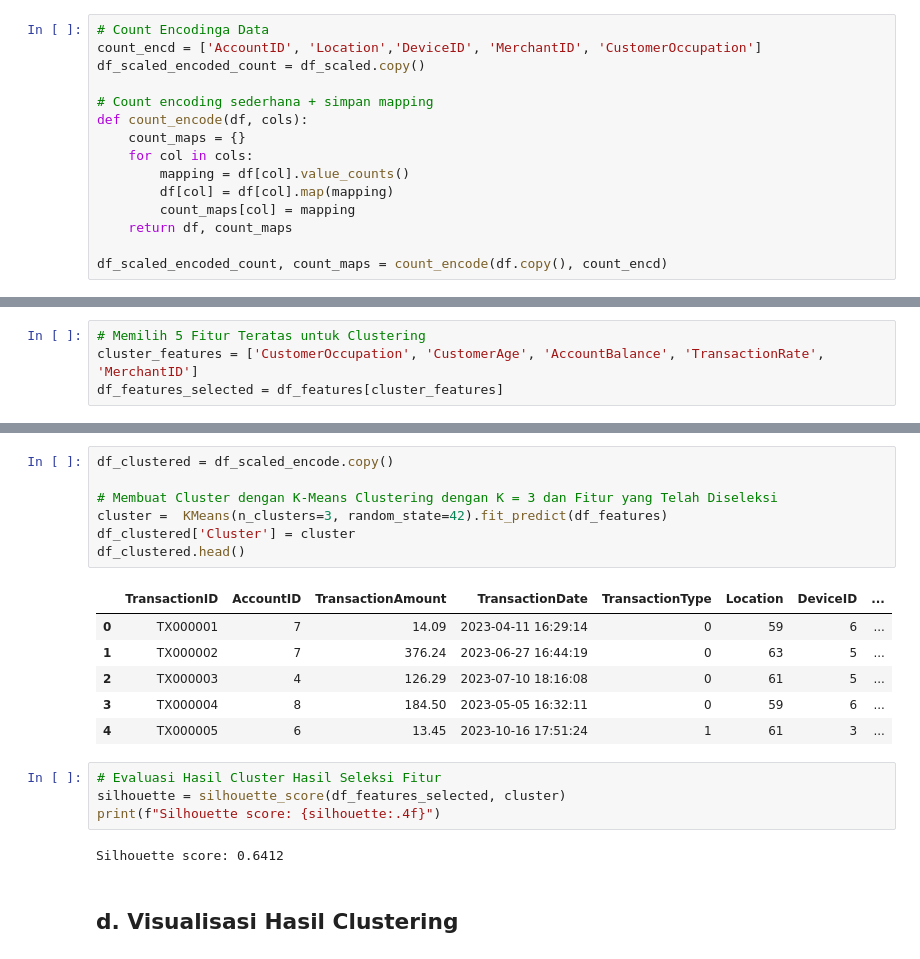
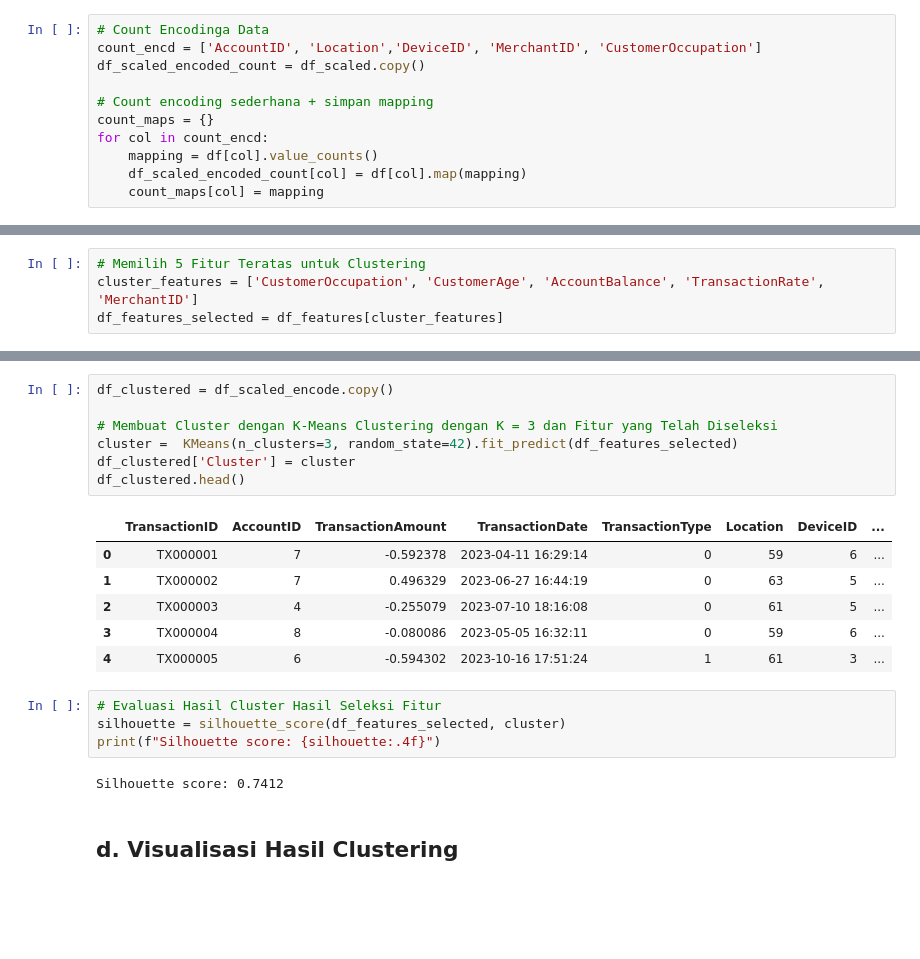
Before and after one commit to hayhalo/Project-Akhir-Belajar-ML-untuk-Pemula, a Jupyter notebook: [Clustering]_Submission_Akhir_BMLP_Muhammad Husni Zahran Nugrahanto.ipynb, the cells around one changed output, grey strips where cells are left out. Saved outputs shown, nothing was run; the diff lists cells and outputs as text; blank space fills up the shorter version.

```diff
--- a/[Clustering]_Submission_Akhir_BMLP_Muhammad Husni Zahran Nugrahanto.ipynb
+++ b/[Clustering]_Submission_Akhir_BMLP_Muhammad Husni Zahran Nugrahanto.ipynb
@@ -484,15 +484,11 @@ count_encd = ['AccountID', 'Location','DeviceID', 'MerchantID', 'CustomerOccupat
 df_scaled_encoded_count = df_scaled.copy()
 
 # Count encoding sederhana + simpan mapping
-def count_encode(df, cols):
-    count_maps = {}
-    for col in cols:
-        mapping = df[col].value_counts()
-        df[col] = df[col].map(mapping)
-        count_maps[col] = mapping
-    return df, count_maps
-
-df_scaled_encoded_count, count_maps = count_encode(df.copy(), count_encd)
+count_maps = {}
+for col in count_encd:
+    mapping = df[col].value_counts()
+    df_scaled_encoded_count[col] = df[col].map(mapping)
+    count_maps[col] = mapping
 # %%
 df_scaled_encoded_count.head()
 # %% [output]
@@ -639,23 +635,23 @@ plt.show()
 # %%
 df_clustered = df_scaled_encode.copy()
 
 # Membuat Cluster dengan K-Means Clustering dengan K = 3 dan Fitur yang Telah Diseleksi
-cluster =  KMeans(n_clusters=3, random_state=42).fit_predict(df_features)
+cluster =  KMeans(n_clusters=3, random_state=42).fit_predict(df_features_selected)
 df_clustered['Cluster'] = cluster
 df_clustered.head()
 # %% [output]
 |  | TransactionID | AccountID | TransactionAmount | TransactionDate | TransactionType | Location | DeviceID | ... |
-| 0 | TX000001 | 7 | 14.09 | 2023-04-11 16:29:14 | 0 | 59 | 6 | ... |
-| 1 | TX000002 | 7 | 376.24 | 2023-06-27 16:44:19 | 0 | 63 | 5 | ... |
-| 2 | TX000003 | 4 | 126.29 | 2023-07-10 18:16:08 | 0 | 61 | 5 | ... |
-| 3 | TX000004 | 8 | 184.50 | 2023-05-05 16:32:11 | 0 | 59 | 6 | ... |
-| 4 | TX000005 | 6 | 13.45 | 2023-10-16 17:51:24 | 1 | 61 | 3 | ... |
+| 0 | TX000001 | 7 | -0.592378 | 2023-04-11 16:29:14 | 0 | 59 | 6 | ... |
+| 1 | TX000002 | 7 | 0.496329 | 2023-06-27 16:44:19 | 0 | 63 | 5 | ... |
+| 2 | TX000003 | 4 | -0.255079 | 2023-07-10 18:16:08 | 0 | 61 | 5 | ... |
+| 3 | TX000004 | 8 | -0.080086 | 2023-05-05 16:32:11 | 0 | 59 | 6 | ... |
+| 4 | TX000005 | 6 | -0.594302 | 2023-10-16 17:51:24 | 1 | 61 | 3 | ... |
 # %%
 # Evaluasi Hasil Cluster Hasil Seleksi Fitur
 silhouette = silhouette_score(df_features_selected, cluster)
 print(f"Silhouette score: {silhouette:.4f}")
 # %% [output]
-Silhouette score: 0.6412
+Silhouette score: 0.7412
 # %% [markdown]
 ## **d. Visualisasi Hasil Clustering**
 # %% [markdown]
```
Also changed, not shown: parts of 13 cells of this notebook.
